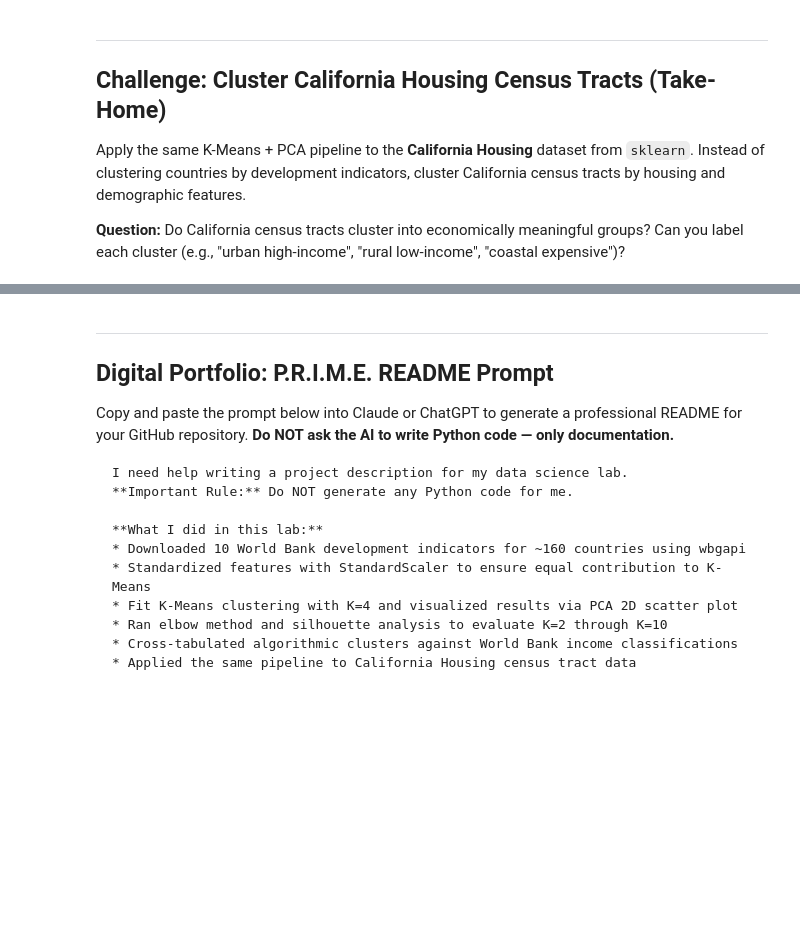
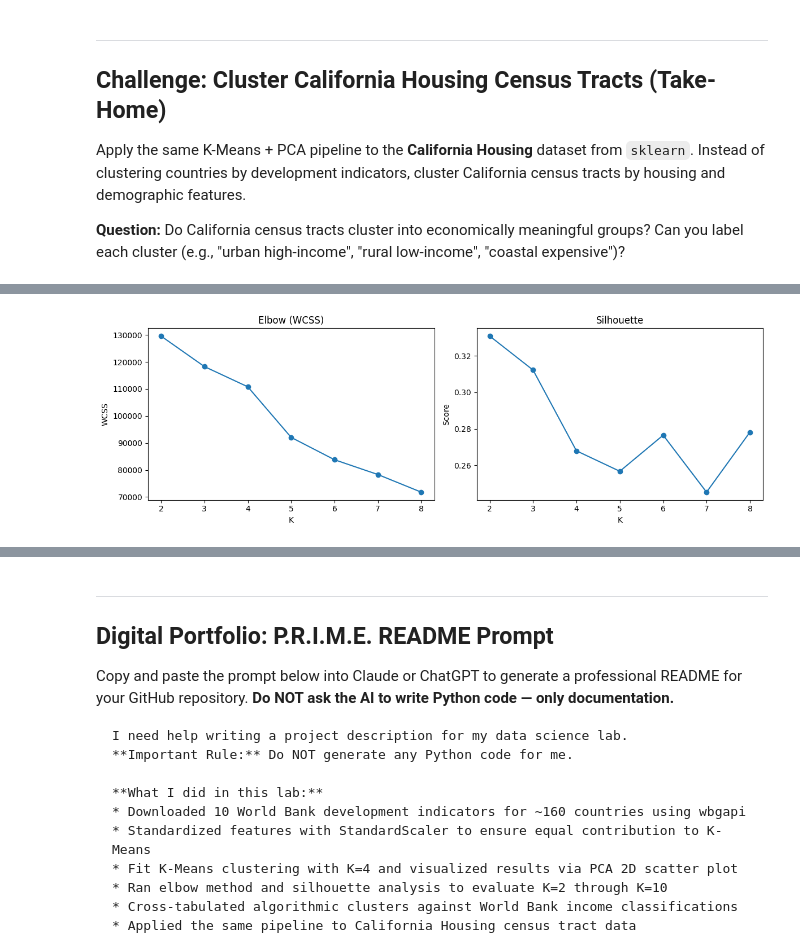
Before and after one commit to aahan-rd/ECON3916-Statistical-Machine-Learnin, a Jupyter notebook: Lab 22/Lab 22: Clustering Economies.ipynb, the cells around one changed output, grey strips where cells are left out. Cells and saved outputs as stored; diff of their text form; code cells hidden in the pictures; blank space fills up the shorter version.

```diff
--- a/Lab 22/Lab 22: Clustering Economies.ipynb
+++ b/Lab 22/Lab 22: Clustering Economies.ipynb
@@ -143,8 +140,8 @@ for visualization.
 # 3a. Fit K-Means with K=4
 # Fill in: n_clusters, init method, and random_state
 kmeans = KMeans(
-    n_clusters=___,      # Number of clusters (match World Bank income groups)
-    init=___,            # Initialization method (string: 'k-means++')
+    n_clusters=4,      # Number of clusters (match World Bank income groups)
+    init='k-means++',            # Initialization method (string: 'k-means++')
     n_init='auto',
     random_state=___     # For reproducibility
 )
@@ -173,7 +170,7 @@ NameError: name 'X_scaled' is not defined
 
 # Reduce 10 dimensions to 2 using PCA
 # Fill in: how many components do we want for a 2D scatter plot?
-pca = PCA(n_components=___)
+pca = PCA(n_components=2)
 X_pca = pca.fit_transform(X_scaled)
 
 # How much variance do the first 2 PCs explain?
@@ -229,13 +228,13 @@ for k in K_range:
         n_init='auto',
         random_state=42
     )
-    labels = km.fit_predict(___) # FILL IN: what data do we cluster?
+    labels = km.fit_predict(X_scaled) # FILL IN: what data do we cluster?
 
     # Append WCSS (inertia)
-    wcss_list.append(km.___)     # FILL IN: attribute that stores WCSS
+    wcss_list.append(km.inertia_)     # FILL IN: attribute that stores WCSS
 
     # Append silhouette score
-    sil_list.append(silhouette_score(___, ___))  # FILL IN: (data, labels)
+    sil_list.append(silhouette_score(X_scaled, labels))  # FILL IN: (data, labels)
 
 # Plot side by side
 fig, axes = plt.subplots(1, 2, figsize=(14, 5))
@@ -430,0 +391,72 @@ cal_features = cal_df.drop(columns=['MedHouseVal'])
+# %%
+# -----------------------------------------------------------
+# ✏️ YOUR TASK — Challenge: California Housing Clustering
+# Apply the full pipeline: load → standardize → K-Means → PCA → interpret
+# -----------------------------------------------------------
+
+from sklearn.datasets import fetch_california_housing
+
+# Step A: Load data
+cal = fetch_california_housing(as_frame=True)
+cal_df = cal.frame
+print(f'Shape: {cal_df.shape}')
+print(f'Features: {list(cal_df.columns)}')
+print()
+
+# Step B: Select features for clustering
+# Exclude the target variable (MedHouseVal) — we are doing UNSUPERVISED learning
+cal_features = cal_df.drop(columns=['MedHouseVal'])
+
+# Step C: Standardize
+from sklearn.preprocessing import StandardScaler
+from sklearn.cluster import KMeans
+from sklearn.decomposition import PCA
+from sklearn.metrics import silhouette_score
+# Load + features
+cal = fetch_california_housing(as_frame=True)
+cal_df = cal.frame
+X = cal_df.drop(columns=["MedHouseVal"])
+
+# Standardize
+X_scaled = StandardScaler().fit_transform(X)
+
+# Elbow + silhouette (K=2..8)
+K_range = range(2, 9)
+wcss = []
+sil = []
+
+for k in K_range:
+    km = KMeans(n_clusters=k, init="k-means++", n_init="auto", random_state=42)
+    labels = km.fit_predict(X_scaled)
+    wcss.append(km.inertia_)
+    sil.append(silhouette_score(X_scaled, labels))
+
+best_k = list(K_range)[int(np.argmax(sil))]
+
+fig, ax = plt.subplots(1, 2, figsize=(12, 4))
+ax[0].plot(list(K_range), wcss, "o-")
+ax[0].set(title="Elbow (WCSS)", xlabel="K", ylabel="WCSS")
+ax[1].plot(list(K_range), sil, "o-")
+ax[1].set(title="Silhouette", xlabel="K", ylabel="Score")
+plt.tight_layout()
+plt.show()
+
+# Fit final KMeans
+kmeans = KMeans(n_clusters=best_k, init="k-means++", n_init="auto", random_state=42)
+clusters = kmeans.fit_predict(X_scaled)
+
+# PCA plot
+Z = PCA(n_components=2, random_state=42).fit_transform(X_scaled)
+plt.figure(figsize=(7, 5))
+plt.scatter(Z[:, 0], Z[:, 1], c=clusters, cmap="tab10", s=10, alpha=0.6)
+plt.title(f"CA Housing Clusters (K={best_k})")
+plt.xlabel("PC1")
+plt.ylabel("PC2")
+plt.colorbar(label="Cluster")
+plt.tight_layout()
+plt.show()
+
+# Cluster summary (means)
+summary = X.assign(cluster=clusters).groupby("cluster").mean(numeric_only=True).round(3)
+display(summary)
+# %% [output]
@@ -430,0 +465 @@ cal_features = cal_df.drop(columns=['MedHouseVal'])
+[figure, added]
```
Also changed, not shown: parts of 8 cells of this notebook.
